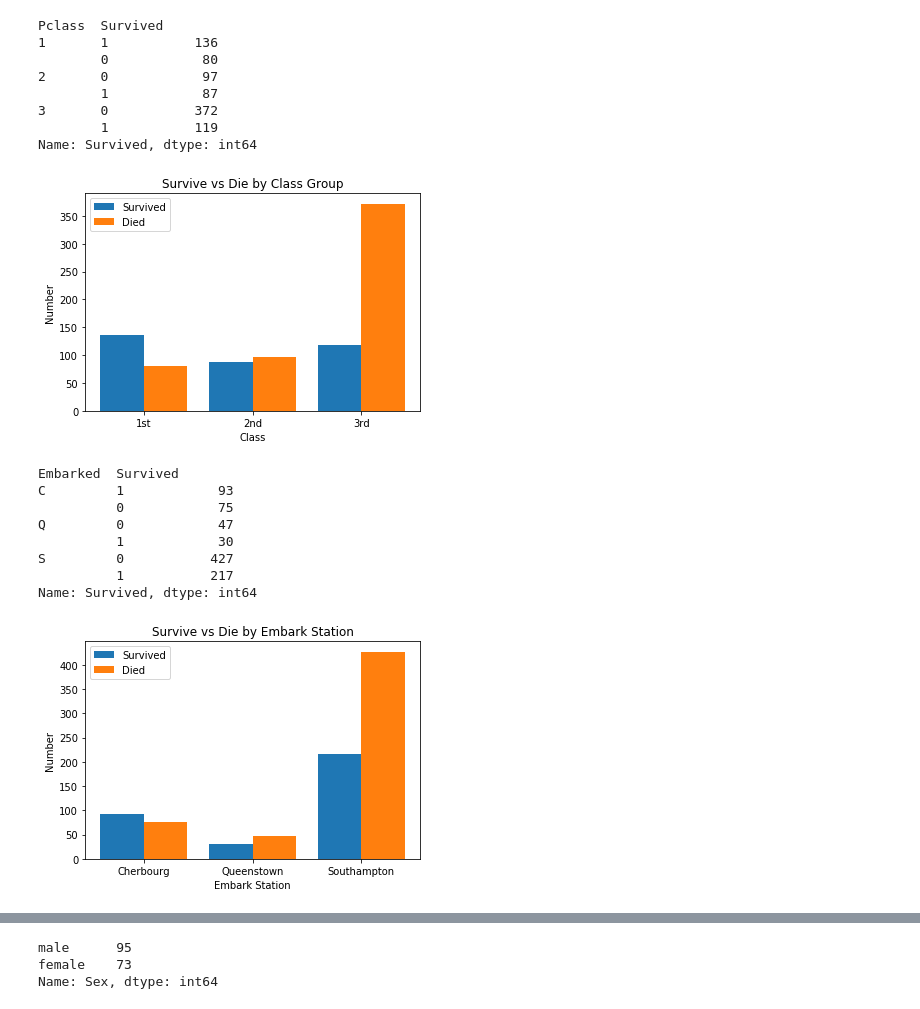
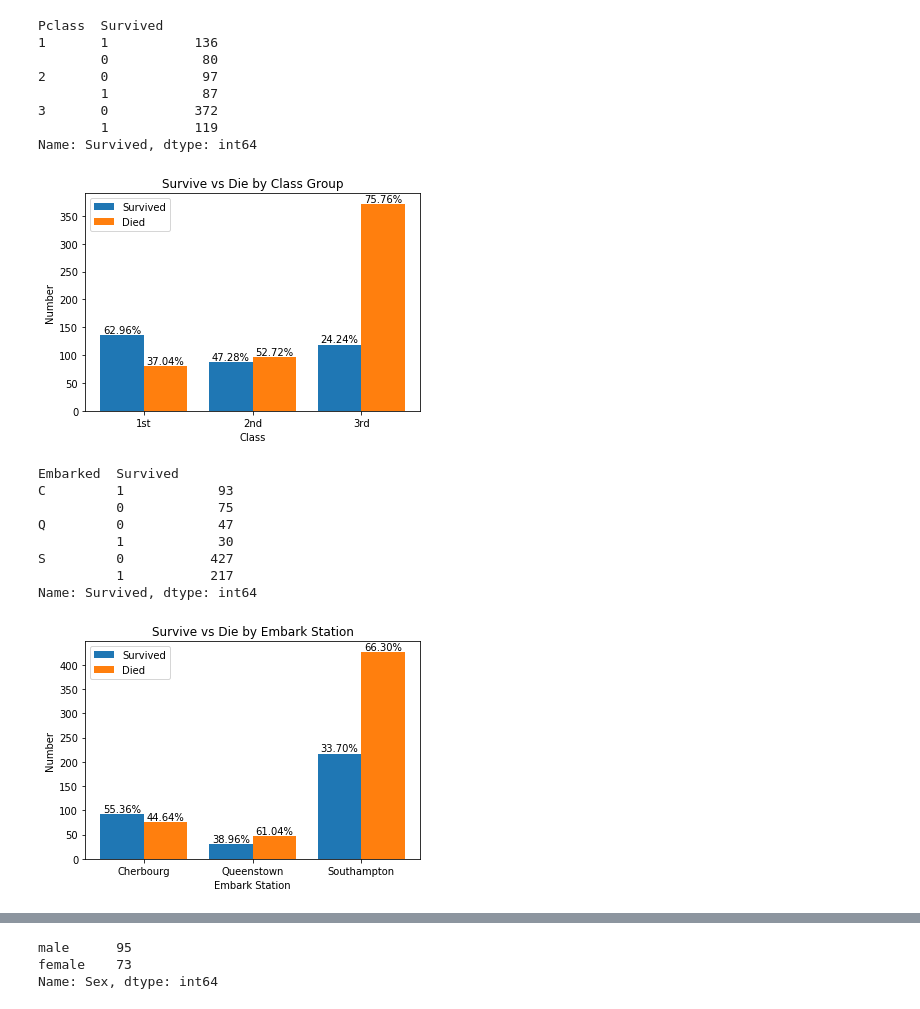
Before and after one commit to seitsorra/CPS803_Project, a Jupyter notebook: src/data_visual_sample.ipynb, the cells around one changed output, grey strips where cells are left out. Cells and saved outputs as stored; diff of their text form; code cells hidden in the pictures.

Commit message:
Updated some plots about data analysis

```diff
--- a/src/data_visual_sample.ipynb
+++ b/src/data_visual_sample.ipynb
@@ -36,14 +34,46 @@ Pclass  Survived
 3       0           372
         1           119
 Name: Survived, dtype: int64
+# %%
+def build_percentages(s, d):
+    percentages = []
+    for i in range(len(s)):
+        total = s[i] + d[i]
+        p1 = "{:.2%}".format(s[i] / total)
+        p2 = "{:.2%}".format(d[i] / total)
+        percentages.extend([p1, p2])
+    return percentages
+
+def add_text_to_bars(bar1, bar2, values):
+    idx = 0
+    for rect in bar1:
+        height = rect.get_height()
+        plt.text(rect.get_x() + rect.get_width() / 2.0, height, values[idx], ha='center', va='bottom')
+        idx += 2
+
+    idx = 1
+    for rect in bar2:
+        height = rect.get_height()
+        plt.text(rect.get_x() + rect.get_width() / 2.0, height, values[idx], ha='center', va='bottom')
+        idx += 2
+
+def add_text_to_bar(bar1, values):
+    idx = 0
+    for rect in bar:
+        height = rect.get_height()
+        plt.text(rect.get_x() + rect.get_width() / 2.0, height, values[idx], ha='center', va='bottom')
+        idx += 1
 # %%
 labels = ["1st", "2nd", "3rd"]
 survived = [136, 87, 119]
 died = [80, 97, 372]
 
 X_axis = np.arange(len(survived))
-plt.bar(X_axis-0.2, survived, 0.4, label = 'Survived')
-plt.bar(X_axis+0.2, died, 0.4, label = 'Died')
+bar1 = plt.bar(X_axis-0.2, survived, 0.4, label = 'Survived')
+bar2 = plt.bar(X_axis+0.2, died, 0.4, label = 'Died')
+
+# Add counts above the two bar graphs
+add_text_to_bars(bar1, bar2, build_percentages(survived, died))
 
 plt.xticks(X_axis, labels)
 plt.xlabel("Class")
@@ -52,7 +82,7 @@ plt.title("Survive vs Die by Class Group")
 plt.legend()
 plt.savefig("../img/survive_vs_die_by_class_group.png")
 # %% [output]
-[figure, old version]
+[figure, new version]
 # %%
 byEmbark = train.groupby('Embarked')
 byEmbark['Survived'].value_counts()
@@ -68,17 +98,20 @@ Name: Survived, dtype: int64
 # %%
 labels = ["Cherbourg", "Queenstown", "Southampton"]
 survived = [93, 30, 217]
 died = [75, 47, 427]
 
 X_axis = np.arange(len(survived))
-plt.bar(X_axis-0.2, survived, 0.4, label = 'Survived')
-plt.bar(X_axis+0.2, died, 0.4, label = 'Died')
+bar1 = plt.bar(X_axis-0.2, survived, 0.4, label = 'Survived')
+bar2 = plt.bar(X_axis+0.2, died, 0.4, label = 'Died')
+
+# Add counts above the two bar graphs
+add_text_to_bars(bar1, bar2, build_percentages(survived, died))
 
 plt.xticks(X_axis, labels)
 plt.xlabel("Embark Station")
 plt.ylabel("Number")
 plt.title("Survive vs Die by Embark Station")
 plt.legend()
 plt.savefig("../img/survive_vs_die_by_embark_group.png")
 # %% [output]
-[figure, old version]
+[figure, new version]
```
Also changed, not shown: parts of 2 cells of this notebook, 3 other files.
